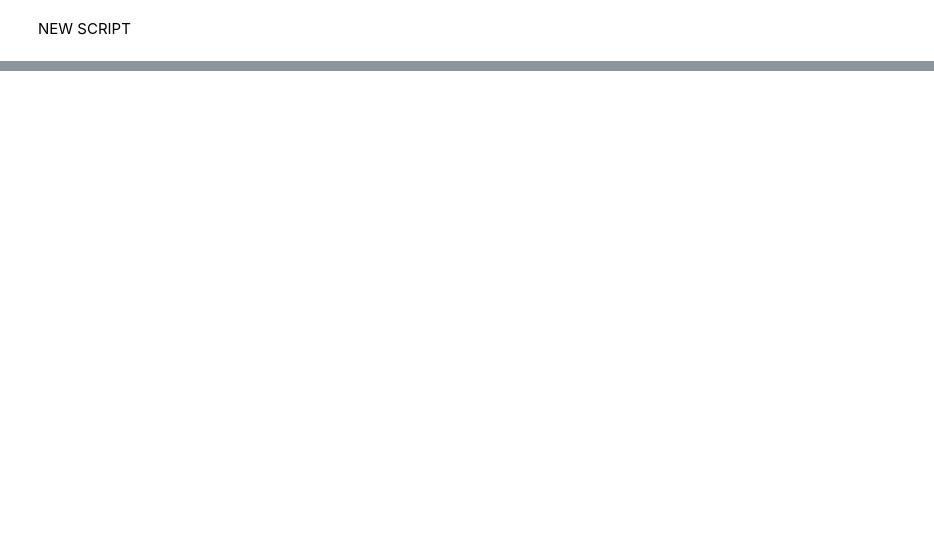
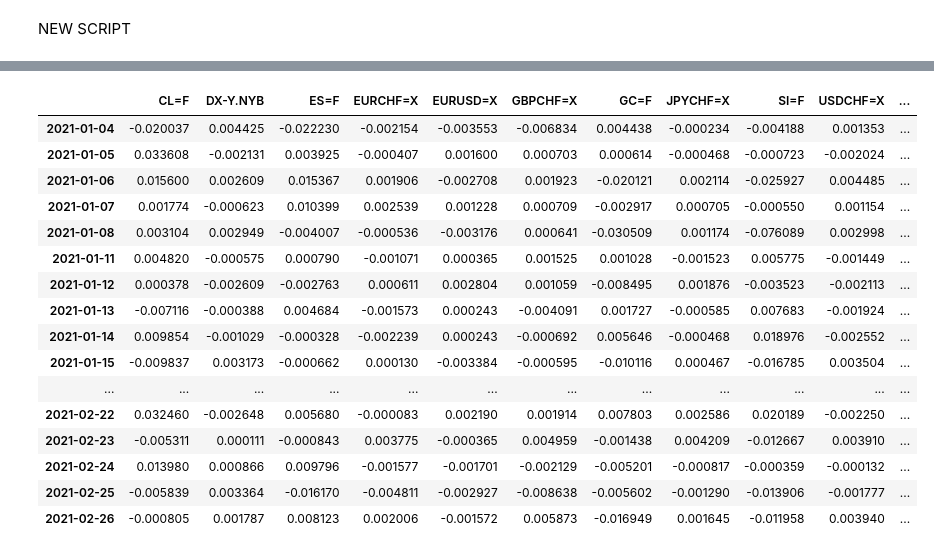
Before and after one commit to gmineo/Finance-Migros, a Jupyter notebook: new script.ipynb, the cells around one changed output, grey strips where cells are left out. Saved outputs shown, nothing was run; the diff lists cells and outputs as text; code cells hidden in the pictures; blank space fills up the shorter version.

```diff
--- a/new script.ipynb
+++ b/new script.ipynb
@@ -124,0 +247,26 @@ df_select
+# %%
+# Changing object type column to datetime
+df3.index = pd.to_datetime(df3.index)
+# %%
+# Creating new column with just the date
+df3.index = df3.index.date
+# %%
+df3
+# %% [output]
+|  | CL=F | DX-Y.NYB | ES=F | EURCHF=X | EURUSD=X | GBPCHF=X | GC=F | JPYCHF=X | SI=F | USDCHF=X | ... |
+| 2021-01-04 | -0.020037 | 0.004425 | -0.022230 | -0.002154 | -0.003553 | -0.006834 | 0.004438 | -0.000234 | -0.004188 | 0.001353 | ... |
+| 2021-01-05 | 0.033608 | -0.002131 | 0.003925 | -0.000407 | 0.001600 | 0.000703 | 0.000614 | -0.000468 | -0.000723 | -0.002024 | ... |
+| 2021-01-06 | 0.015600 | 0.002609 | 0.015367 | 0.001906 | -0.002708 | 0.001923 | -0.020121 | 0.002114 | -0.025927 | 0.004485 | ... |
+| 2021-01-07 | 0.001774 | -0.000623 | 0.010399 | 0.002539 | 0.001228 | 0.000709 | -0.002917 | 0.000705 | -0.000550 | 0.001154 | ... |
+| 2021-01-08 | 0.003104 | 0.002949 | -0.004007 | -0.000536 | -0.003176 | 0.000641 | -0.030509 | 0.001174 | -0.076089 | 0.002998 | ... |
+| 2021-01-11 | 0.004820 | -0.000575 | 0.000790 | -0.001071 | 0.000365 | 0.001525 | 0.001028 | -0.001523 | 0.005775 | -0.001449 | ... |
+| 2021-01-12 | 0.000378 | -0.002609 | -0.002763 | 0.000611 | 0.002804 | 0.001059 | -0.008495 | 0.001876 | -0.003523 | -0.002113 | ... |
+| 2021-01-13 | -0.007116 | -0.000388 | 0.004684 | -0.001573 | 0.000243 | -0.004091 | 0.001727 | -0.000585 | 0.007683 | -0.001924 | ... |
+| 2021-01-14 | 0.009854 | -0.001029 | -0.000328 | -0.002239 | 0.000243 | -0.000692 | 0.005646 | -0.000468 | 0.018976 | -0.002552 | ... |
+| 2021-01-15 | -0.009837 | 0.003173 | -0.000662 | 0.000130 | -0.003384 | -0.000595 | -0.010116 | 0.000467 | -0.016785 | 0.003504 | ... |
+| ... | ... | ... | ... | ... | ... | ... | ... | ... | ... | ... | ... |
+| 2021-02-22 | 0.032460 | -0.002648 | 0.005680 | -0.000083 | 0.002190 | 0.001914 | 0.007803 | 0.002586 | 0.020189 | -0.002250 | ... |
+| 2021-02-23 | -0.005311 | 0.000111 | -0.000843 | 0.003775 | -0.000365 | 0.004959 | -0.001438 | 0.004209 | -0.012667 | 0.003910 | ... |
+| 2021-02-24 | 0.013980 | 0.000866 | 0.009796 | -0.001577 | -0.001701 | -0.002129 | -0.005201 | -0.000817 | -0.000359 | -0.000132 | ... |
+| 2021-02-25 | -0.005839 | 0.003364 | -0.016170 | -0.004811 | -0.002927 | -0.008638 | -0.005602 | -0.001290 | -0.013906 | -0.001777 | ... |
+| 2021-02-26 | -0.000805 | 0.001787 | 0.008123 | 0.002006 | -0.001572 | 0.005873 | -0.016949 | 0.001645 | -0.011958 | 0.003940 | ... |
```
Also changed, not shown: parts of 26 cells of this notebook.
